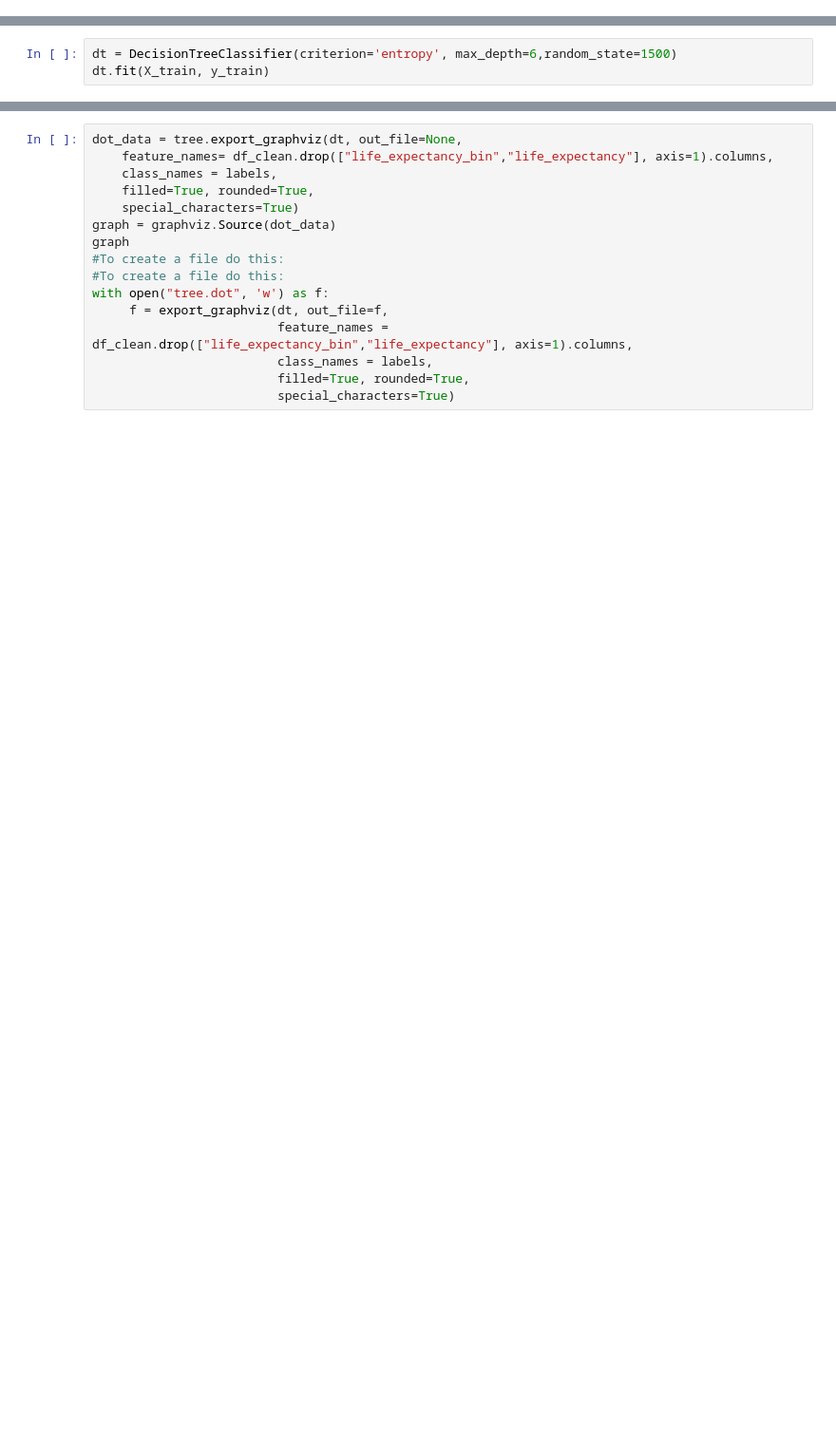
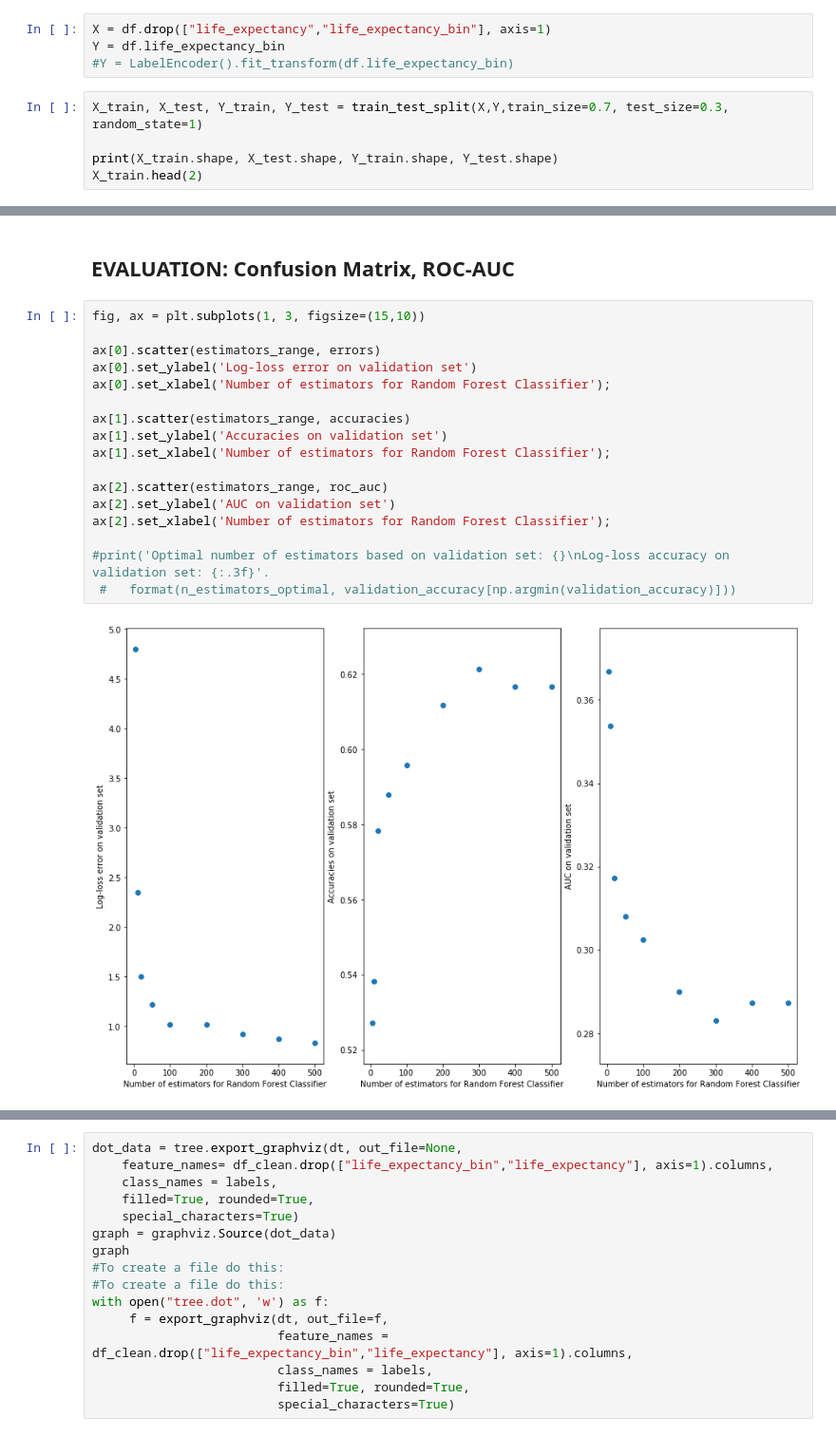
Before and after one commit to patricieni/ICM, a Jupyter notebook: Modelling.ipynb, the cells around one changed output, grey strips where cells are left out. Shown at 95% size. Cells and saved outputs as stored; diff of their text form; blank space fills up the shorter version.

Commit message:
Add Random forest pipeline and evaluation

```diff
--- a/Modelling.ipynb
+++ b/Modelling.ipynb
@@ -211,0 +284,9 @@ Now apply PCA to lower the dimensionality of our data. And then perform a simple
+# %%
+X = df.drop(["life_expectancy","life_expectancy_bin"], axis=1)
+Y = df.life_expectancy_bin
+#Y = LabelEncoder().fit_transform(df.life_expectancy_bin)
+# %%
+X_train, X_test, Y_train, Y_test = train_test_split(X,Y,train_size=0.7, test_size=0.3, random_state=1)
+
+print(X_train.shape, X_test.shape, Y_train.shape, Y_test.shape)
+X_train.head(2)
@@ -217,3 +316,0 @@ I suspect it has to do with the continous variables being there too. Otherwise i
-# %%
-dt = DecisionTreeClassifier(criterion='entropy', max_depth=6,random_state=1500)
-dt.fit(X_train, y_train)
@@ -226,0 +399,21 @@ DecisionTreeClassifier(class_weight=None, criterion='entropy', max_depth=6,
+# %% [markdown]
+## EVALUATION: Confusion Matrix, ROC-AUC
+# %%
+fig, ax = plt.subplots(1, 3, figsize=(15,10))
+
+ax[0].scatter(estimators_range, errors)
+ax[0].set_ylabel('Log-loss error on validation set')
+ax[0].set_xlabel('Number of estimators for Random Forest Classifier');
+
+ax[1].scatter(estimators_range, accuracies)
+ax[1].set_ylabel('Accuracies on validation set')
+ax[1].set_xlabel('Number of estimators for Random Forest Classifier');
+
+ax[2].scatter(estimators_range, roc_auc)
+ax[2].set_ylabel('AUC on validation set')
+ax[2].set_xlabel('Number of estimators for Random Forest Classifier');
+
+#print('Optimal number of estimators based on validation set: {}\nLog-loss accuracy on validation set: {:.3f}'.
+ #   format(n_estimators_optimal, validation_accuracy[np.argmin(validation_accuracy)]))
+# %% [output]
+[figure, added]
```
Also changed, not shown: parts of 67 cells of this notebook, 1 other file.
